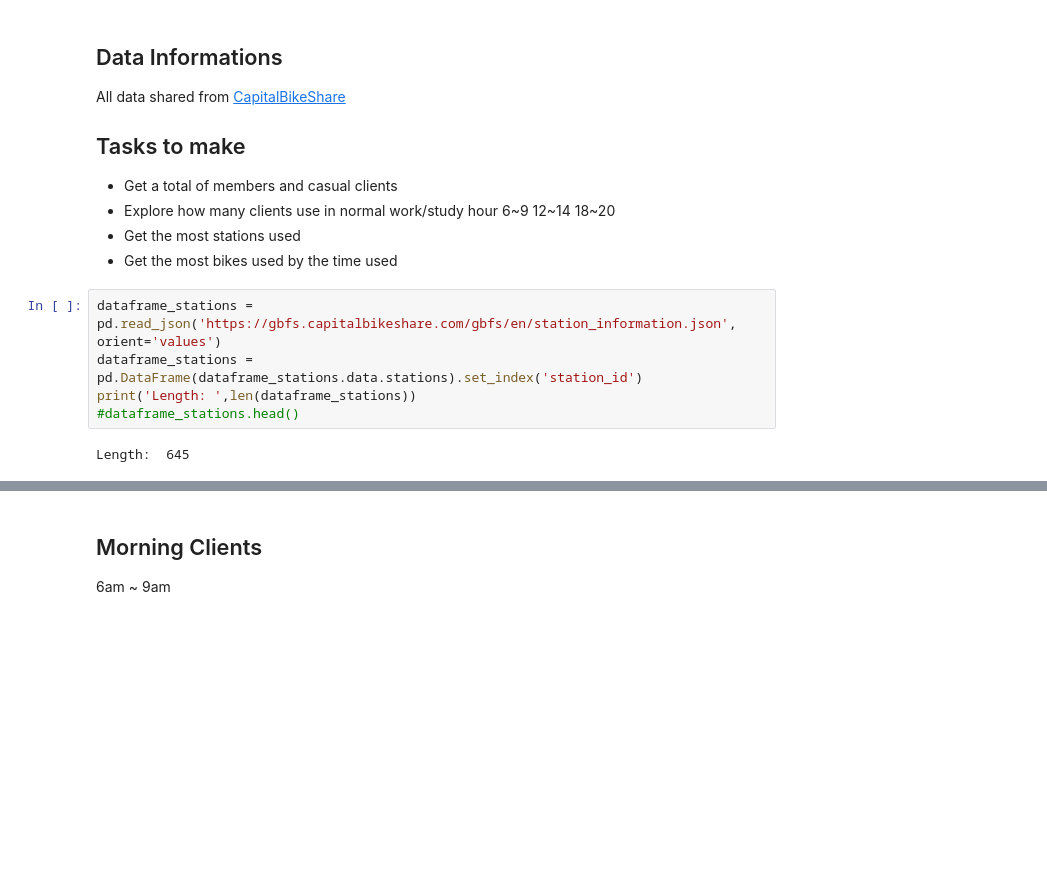
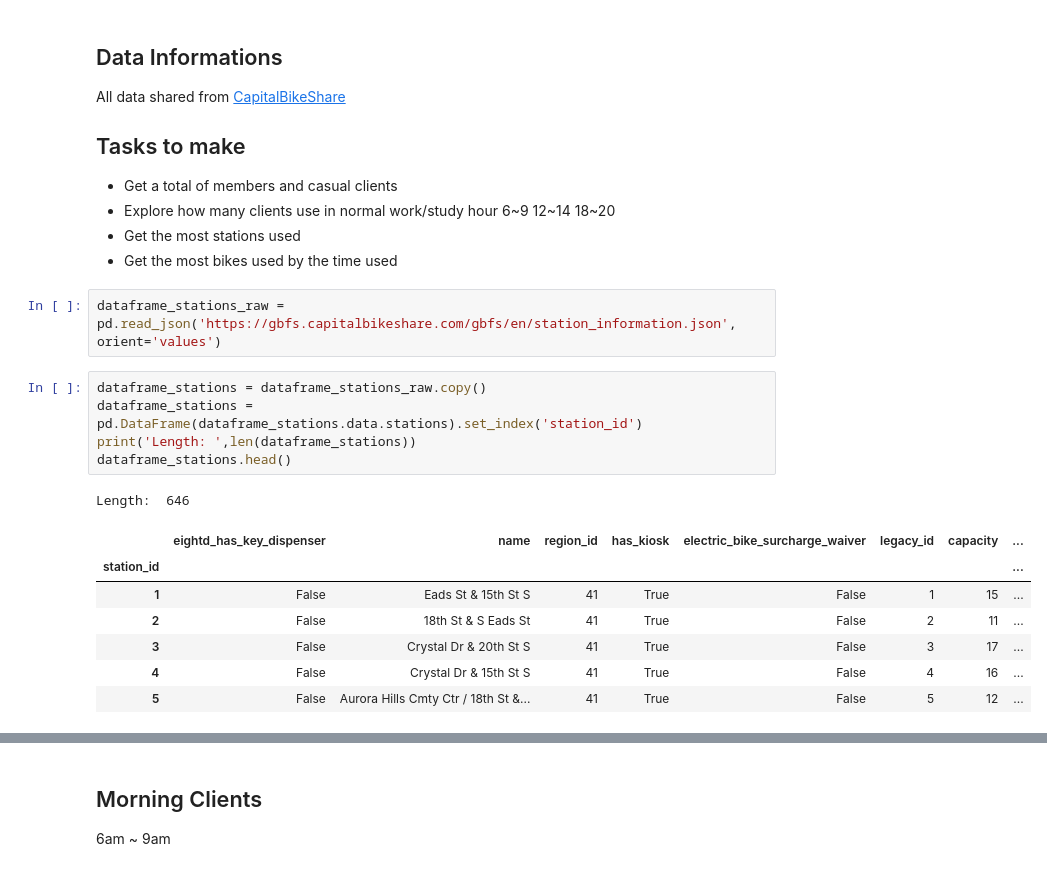
Before and after one commit to claupereirajr/datascience_study, a Jupyter notebook: aula10/Scripts - study bike sharing.ipynb, the cells around one changed output, grey strips where cells are left out. Saved outputs shown, nothing was run; the diff lists cells and outputs as text; blank space fills up the shorter version.

```diff
--- a/aula10/Scripts - study bike sharing.ipynb
+++ b/aula10/Scripts - study bike sharing.ipynb
@@ -15,13 +15,22 @@ All data shared from
 - Explore how many clients use in normal work/study hour 6~9 12~14 18~20
 - Get the most stations used
 - Get the most bikes used by the time used
+# %%
+dataframe_stations_raw = pd.read_json('https://gbfs.capitalbikeshare.com/gbfs/en/station_information.json', orient='values')
 # %%
-dataframe_stations = pd.read_json('https://gbfs.capitalbikeshare.com/gbfs/en/station_information.json', orient='values')
+dataframe_stations = dataframe_stations_raw.copy()
 dataframe_stations = pd.DataFrame(dataframe_stations.data.stations).set_index('station_id')
 print('Length: ',len(dataframe_stations))
-#dataframe_stations.head()
+dataframe_stations.head()
 # %% [output]
-Length:  645
+Length:  646
+|  | eightd_has_key_dispenser | name | region_id | has_kiosk | electric_bike_surcharge_waiver | legacy_id | capacity | ... |
+| station_id |  |  |  |  |  |  |  | ... |
+| 1 | False | Eads St & 15th St S | 41 | True | False | 1 | 15 | ... |
+| 2 | False | 18th St & S Eads St | 41 | True | False | 2 | 11 | ... |
+| 3 | False | Crystal Dr & 20th St S | 41 | True | False | 3 | 17 | ... |
+| 4 | False | Crystal Dr & 15th St S | 41 | True | False | 4 | 16 | ... |
+| 5 | False | Aurora Hills Cmty Ctr / 18th St &... | 41 | True | False | 5 | 12 | ... |
 # %%
 dataframe_tripdata_raw = pd.read_csv('2016Q1-capitalbikeshare-tripdata.csv')
 print('Length: ',len(dataframe_tripdata_raw))
```
Also changed, not shown: parts of 14 cells of this notebook.
